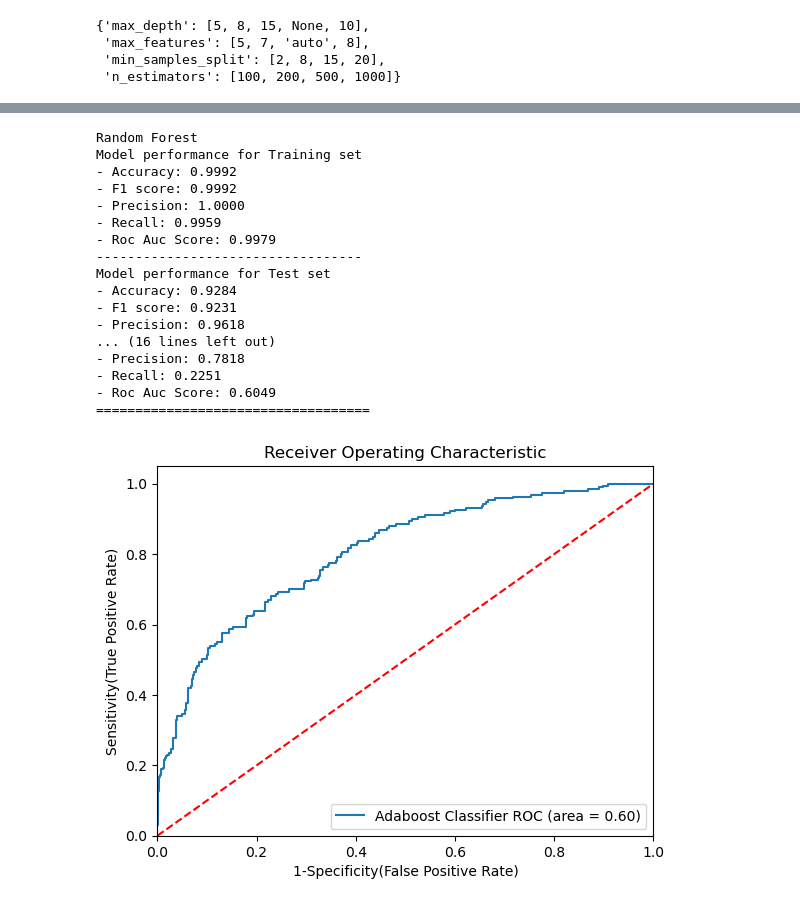
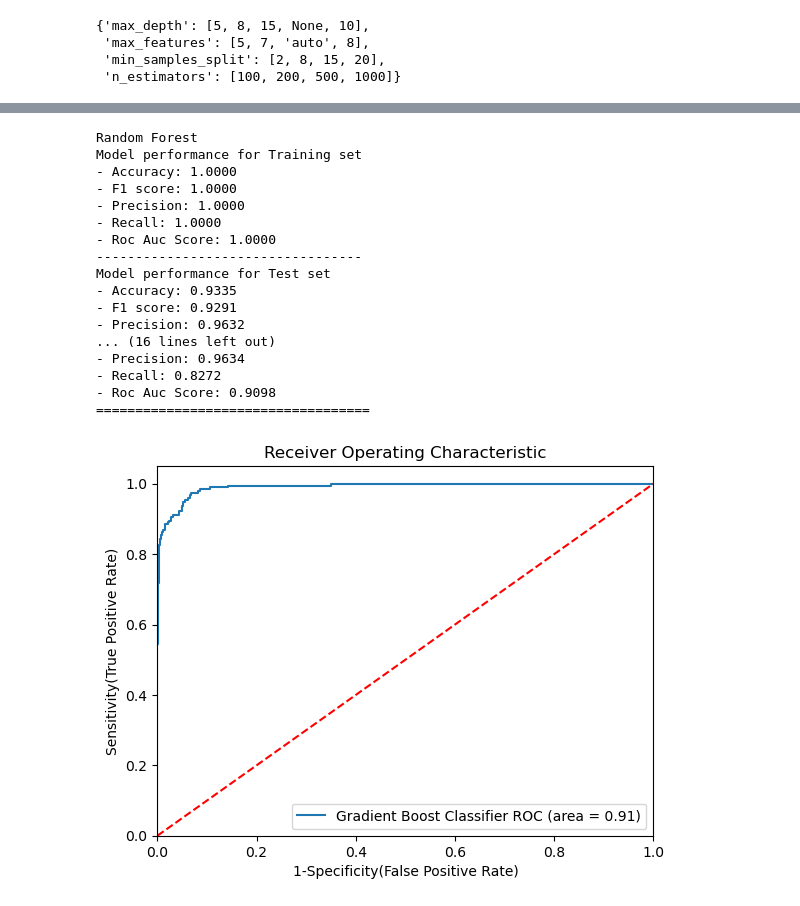
Before and after one commit to DheerajMahapatra/Data-Science, a Jupyter notebook: 33-Gradient Boosting/33.2-GradientBoost Classification Implementation.ipynb, the cells around one changed output, grey strips where cells are left out. Cells and saved outputs as stored; diff of their text form; code cells hidden in the pictures.

Commit message:
Gradient Boost Classifier Training

```diff
--- a/33-Gradient Boosting/33.2-GradientBoost Classification Implementation.ipynb
+++ b/33-Gradient Boosting/33.2-GradientBoost Classification Implementation.ipynb
@@ -460,7 +466,8 @@ models={
     "Logistic Regression":LogisticRegression(),
     "Decision Tree":DecisionTreeClassifier(),
     "Random Forest":RandomForestClassifier(),
-    "Adaboost":AdaBoostClassifier()
+    "Adaboost":AdaBoostClassifier(),
+    "Gradient Boost":GradientBoostingClassifier()
 }
 for i in range(len(list(models))):
     model = list(models.values())[i]
@@ -529,14 +536,12 @@ rf_params = {"max_depth":[5,8,15,None,10],
             "max_features":[5,7,"auto",8],
             "min_samples_split":[2,8,15,20],
             "n_estimators":[100,200,500,1000]}
-# adaboost_params={
-#     "n_estimators":[50,60,70,80,90],
-#     "algorithm":['SAMME','SAMME.R']
-# }
-## New Version
-adaboost_params = {
-    'n_estimators': [50, 100, 200, 500],
-    'learning_rate': [0.01, 0.1, 0.5, 1]
+gradient_params = {
+    "loss": ["log_loss", "deviance", "exponential"],
+    "criterion": ["friedman_mse", "squared_error", "mse"],
+    "min_samples_split": [2, 8, 15, 20],
+    "n_estimators": [100, 200, 500],
+    "max_depth": [5, 8, 15, None, 10]
 }
 # %%
 rf_params
@@ -553,7 +562,7 @@ adaboost_params
 # Model list for Hyperparameter tuning
 randomcv_models=[
                 ("RF",RandomForestClassifier(), rf_params),
-                ("AB",AdaBoostClassifier(), adaboost_params)
+                ("GradientBoost",GradientBoostingClassifier(), gradient_params)
                 ]
 # %%
 randomcv_models
@@ -605,8 +618,12 @@ Fitting 3 folds for each of 100 candidates, totalling 300 fits
 # %%
 models={
-    "Random Forest":RandomForestClassifier(n_estimators=1000,min_samples_split=2,
-                                        max_features=8,max_depth=15),
-    "Adaboost":AdaBoostClassifier(n_estimators=80,learning_rate=1)
+    "Random Forest":RandomForestClassifier(n_estimators=200,min_samples_split=2,
+                                        max_features=7,max_depth=None),
+    "GradientBoostClassifier":GradientBoostingClassifier(n_estimators=500,
+                                                        min_samples_split=15,
+                                                        max_depth=15,
+                                                        loss='log_loss',
+                                                        criterion='squared_error')
 }
 for i in range(len(list(models))):
     model = list(models.values())[i]
@@ -654,20 +671,20 @@ for i in range(len(list(models))):
 # %% [output]
 Random Forest
 Model performance for Training set
-- Accuracy: 0.9992
-- F1 score: 0.9992
+- Accuracy: 1.0000
+- F1 score: 1.0000
 - Precision: 1.0000
-- Recall: 0.9959
-- Roc Auc Score: 0.9979
+- Recall: 1.0000
+- Roc Auc Score: 1.0000
 ----------------------------------
 Model performance for Test set
-- Accuracy: 0.9284
-- F1 score: 0.9231
-- Precision: 0.9618
+- Accuracy: 0.9335
+- F1 score: 0.9291
+- Precision: 0.9632
 ... (16 lines left out)
-- Precision: 0.7818
-- Recall: 0.2251
-- Roc Auc Score: 0.6049
+- Precision: 0.9634
+- Recall: 0.8272
+- Roc Auc Score: 0.9098
 ===================================
 # %%
 ## Plot ROC AUC Curve
@@ -675,34 +692,38 @@ from sklearn.metrics import roc_auc_score,roc_curve
 plt.figure()
 
 # Add the models to the list that you want to view on the ROC plot
 auc_models = [
     {
-        'label': 'Adaboost Classifier',
-        'model': AdaBoostClassifier(n_estimators=200,learning_rate=1),
-        'auc': 0.6049
+        'label': 'Gradient Boost Classifier',
+        'model': GradientBoostingClassifier(n_estimators=500,
+                                                        min_samples_split=15,
+                                                        max_depth=15,
+                                                        loss='log_loss',
+                                                        criterion='squared_error'),
+        'auc': 0.9098
     },
 ]
 
 # create loop through all model
 for algo in auc_models:
     model = algo['model'] # select the model
     model.fit(X_train, y_train) # train the model
 
     # Compute False positive rate, and True positive rate
     fpr, tpr, thresholds = roc_curve(y_test, model.predict_proba(X_test)[:, 1])
 
     # Calculate Area under the curve to display on the plot
     plt.plot(fpr, tpr, label='%s ROC (area = %0.2f)' % (algo['label'], algo['auc']))
 
 # Custom settings for the plot
 plt.plot([0, 1], [0, 1], 'r--')
 plt.xlim([0.0, 1.0])
 plt.ylim([0.0, 1.05])
 plt.xlabel('1-Specificity(False Positive Rate)')
 plt.ylabel('Sensitivity(True Positive Rate)')
 plt.title('Receiver Operating Characteristic')
 plt.legend(loc="lower right")
 plt.savefig("auc.png")
 plt.show()
 # %% [output]
-[figure, old version]
+[figure, new version]
```
Also changed, not shown: parts of 7 cells of this notebook.
